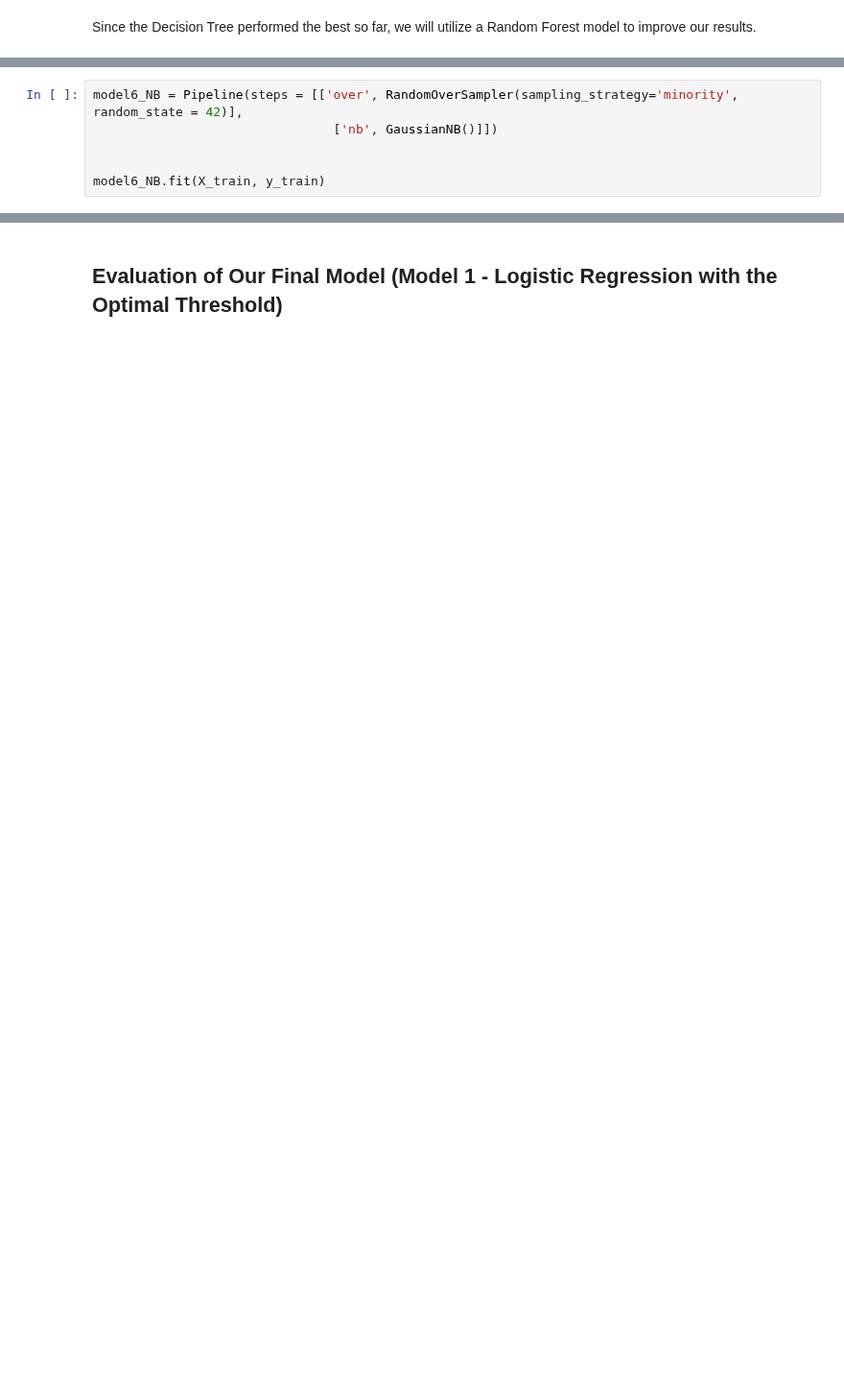
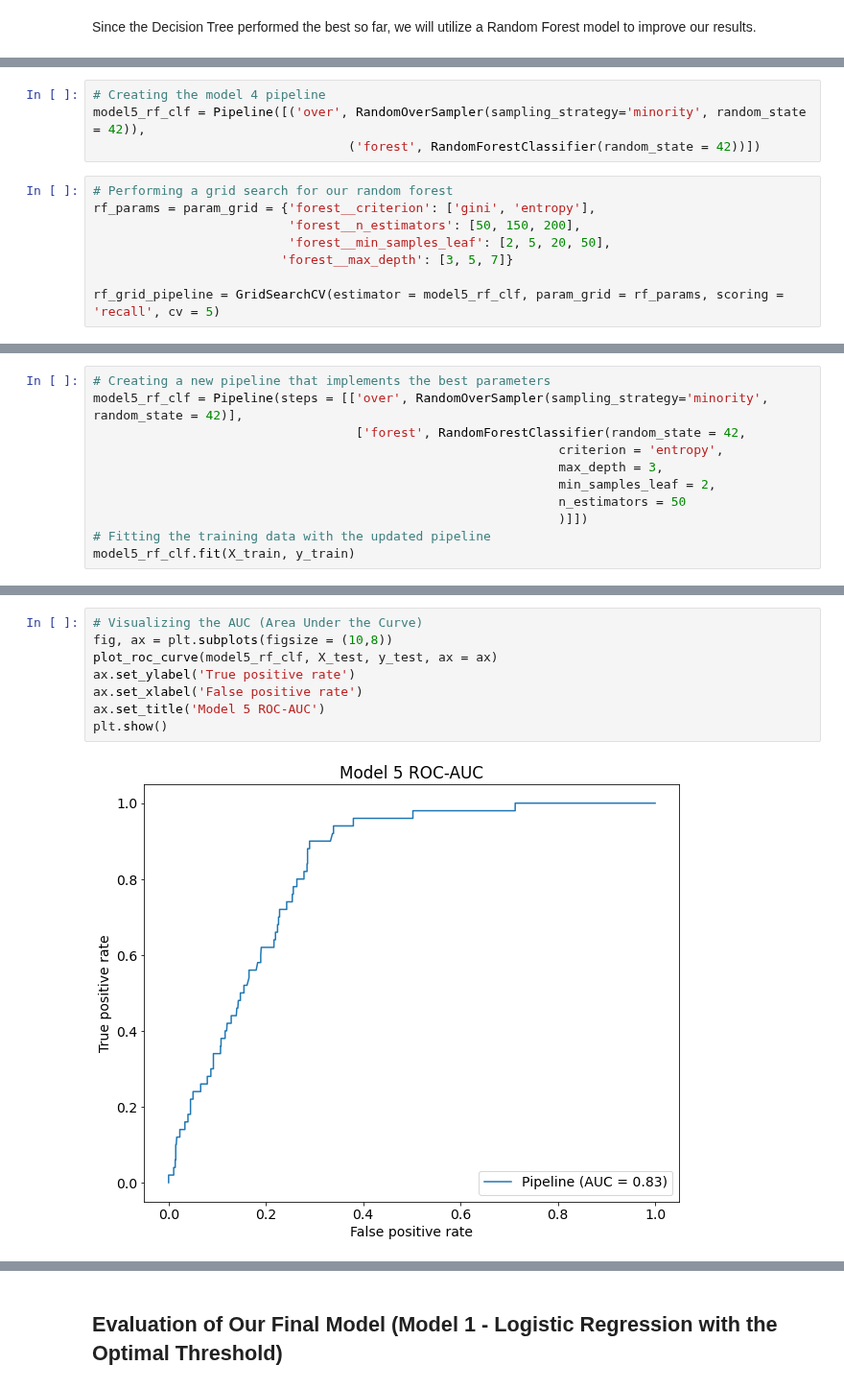
Before and after one commit to jordanate/machine-learning-classification, a Jupyter notebook: stroke-machine-learning-classification.ipynb, the cells around one changed output, grey strips where cells are left out. Shown at 96% size. Cells and saved outputs as stored; diff of their text form; blank space fills up the shorter version.

```diff
--- a/stroke-machine-learning-classification.ipynb
+++ b/stroke-machine-learning-classification.ipynb
@@ -818,6 +637,0 @@ In our next model, we will use Gaussian Naive Bayes because it is a simple, effe
-# %%
-model6_NB = Pipeline(steps = [['over', RandomOverSampler(sampling_strategy='minority', random_state = 42)],
-                                ['nb', GaussianNB()]])
-
-
-model6_NB.fit(X_train, y_train)
@@ -858,0 +638,12 @@ However, this model also resulted in a false positive rate of 0.60 (as can be ca
+# %%
+# Creating the model 4 pipeline
+model5_rf_clf = Pipeline([('over', RandomOverSampler(sampling_strategy='minority', random_state = 42)),
+                                  ('forest', RandomForestClassifier(random_state = 42))])
+# %%
+# Performing a grid search for our random forest
+rf_params = param_grid = {'forest__criterion': ['gini', 'entropy'],
+                          'forest__n_estimators': [50, 150, 200],
+                          'forest__min_samples_leaf': [2, 5, 20, 50],
+                         'forest__max_depth': [3, 5, 7]}
+
+rf_grid_pipeline = GridSearchCV(estimator = model5_rf_clf, param_grid = rf_params, scoring = 'recall', cv = 5)
@@ -858,0 +673,11 @@ However, this model also resulted in a false positive rate of 0.60 (as can be ca
+# %%
+# Creating a new pipeline that implements the best parameters
+model5_rf_clf = Pipeline(steps = [['over', RandomOverSampler(sampling_strategy='minority', random_state = 42)],
+                                   ['forest', RandomForestClassifier(random_state = 42,
+                                                              criterion = 'entropy',
+                                                              max_depth = 3,
+                                                              min_samples_leaf = 2,
+                                                              n_estimators = 50
+                                                              )]])
+# Fitting the training data with the updated pipeline
+model5_rf_clf.fit(X_train, y_train)
@@ -858,0 +710,10 @@ However, this model also resulted in a false positive rate of 0.60 (as can be ca
+# %%
+# Visualizing the AUC (Area Under the Curve)
+fig, ax = plt.subplots(figsize = (10,8))
+plot_roc_curve(model5_rf_clf, X_test, y_test, ax = ax)
+ax.set_ylabel('True positive rate')
+ax.set_xlabel('False positive rate')
+ax.set_title('Model 5 ROC-AUC')
+plt.show()
+# %% [output]
+[figure, added]
```
Also changed, not shown: parts of 87 cells of this notebook.
